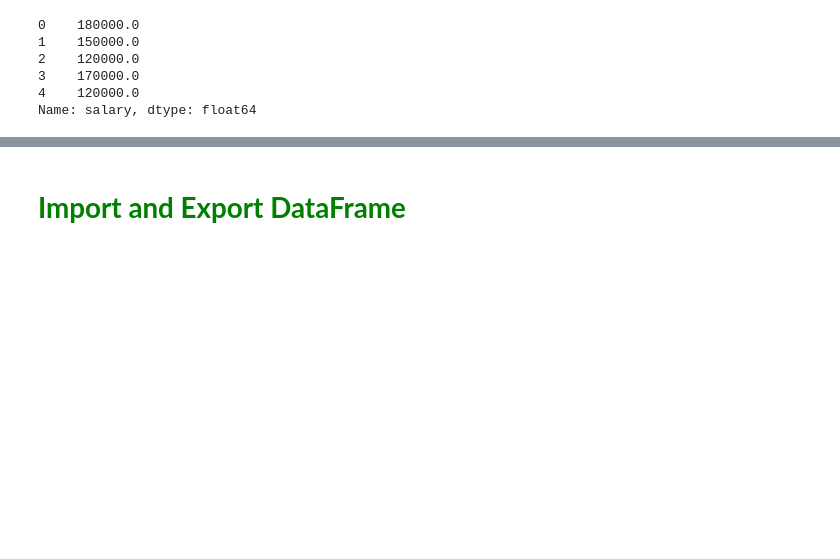
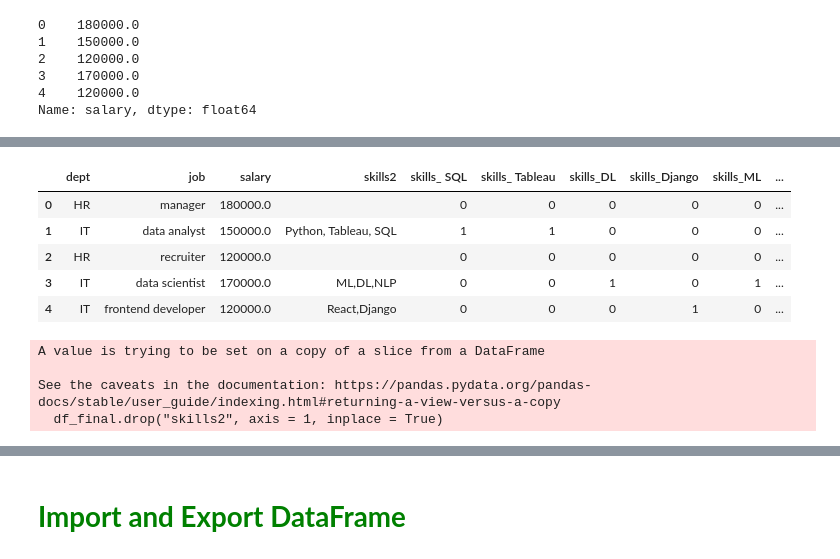
Before and after one commit to easgarli/datascience_bootcamp, a Jupyter notebook: pandas/Pandas_InClass_6_(String Methods)_04.27.2024.ipynb, the cells around one changed output, grey strips where cells are left out. Drawn from its saved outputs; the diff is of its cells as text; code cells hidden in the pictures; blank space fills up the shorter version.

```diff
--- a/pandas/Pandas_InClass_6_(String Methods)_04.27.2024.ipynb
+++ b/pandas/Pandas_InClass_6_(String Methods)_04.27.2024.ipynb
@@ -337,0 +495,5 @@ Name: salary, dtype: float64
+# %%
+df["skills"] = [[], ["Python", "Tableau", "SQL"], [], ["ML", "DL", "NLP"], ["React", "Django"]]
+df["skills2"] = [[], "Python, Tableau, SQL", [], ["ML", "DL", "NLP"], ["React", "Django"]]
+
+df
@@ -337,0 +525,3 @@ Name: salary, dtype: float64
+# %%
+df.skills2 = df.skills2.apply(lambda x: ",".join(x) if type(x) == list else x)
+df.skills2
@@ -353,0 +641,3 @@ Genellikle kategorik değişkenleri veya text datalarını, makine öğrenimi al
+# %%
+df_final = df[["dept", "job", "salary", "skills2"]]
+df_final
@@ -353,0 +651,2 @@ Genellikle kategorik değişkenleri veya text datalarını, makine öğrenimi al
+# %%
+skills_dummy = df.skills2.str.get_dummies(sep = ",").add_prefix("skills_")
@@ -353,0 +662,16 @@ Genellikle kategorik değişkenleri veya text datalarını, makine öğrenimi al
+# %%
+df_final.join(skills_dummy)
+# %% [output]
+|  | dept | job | salary | skills2 | skills_ SQL | skills_ Tableau | skills_DL | skills_Django | skills_ML | ... |
+| 0 | HR | manager | 180000.0 |  | 0 | 0 | 0 | 0 | 0 | ... |
+| 1 | IT | data analyst | 150000.0 | Python, Tableau, SQL | 1 | 1 | 0 | 0 | 0 | ... |
+| 2 | HR | recruiter | 120000.0 |  | 0 | 0 | 0 | 0 | 0 | ... |
+| 3 | IT | data scientist | 170000.0 | ML,DL,NLP | 0 | 0 | 1 | 0 | 1 | ... |
+| 4 | IT | frontend developer | 120000.0 | React,Django | 0 | 0 | 0 | 1 | 0 | ... |
+# %%
+df_final.drop("skills2", axis = 1, inplace = True)
+# %% [output]
+A value is trying to be set on a copy of a slice from a DataFrame
+
+See the caveats in the documentation: https://pandas.pydata.org/pandas-docs/stable/user_guide/indexing.html#returning-a-view-versus-a-copy
+  df_final.drop("skills2", axis = 1, inplace = True)
```
Also changed, not shown: parts of 116 cells of this notebook, 5 other files.
